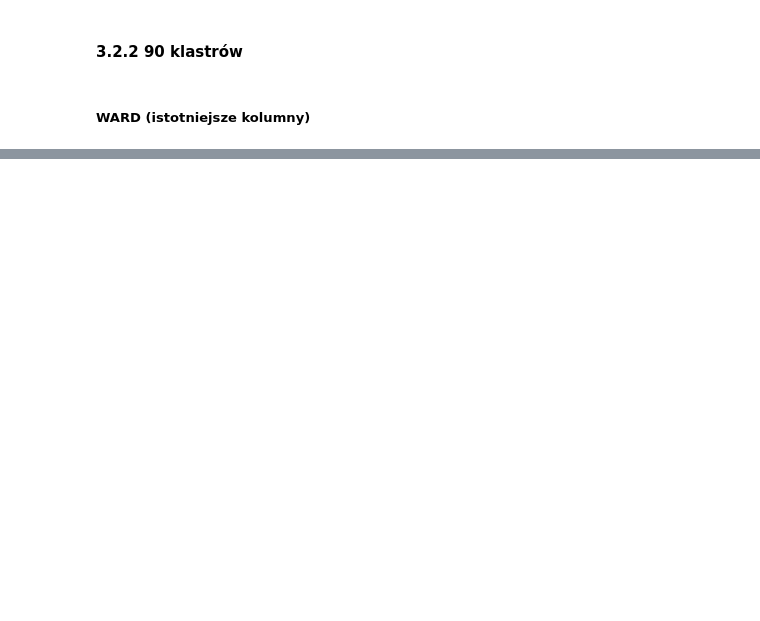
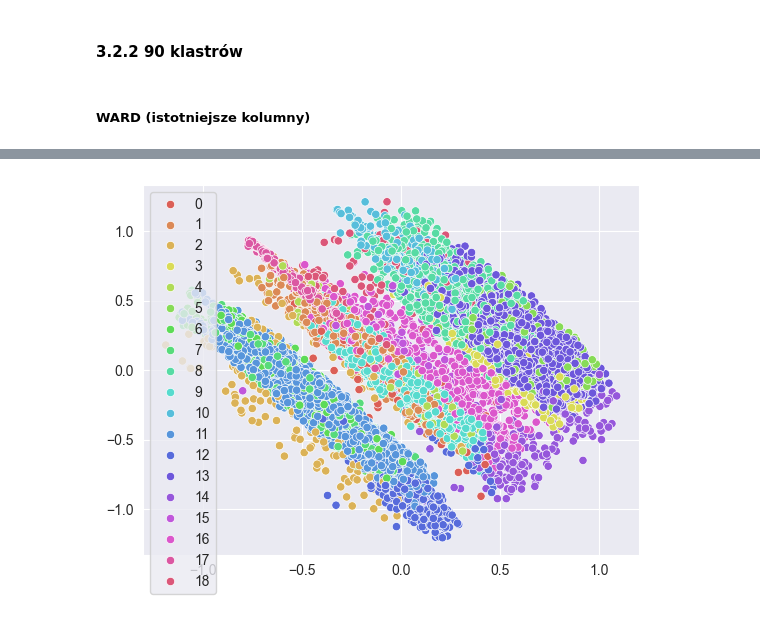
Before and after one commit to AristocratesJ/New-York-Airbnb-Clustering-Task, a Jupyter notebook: final_models/final_models.ipynb, the cells around one changed output, grey strips where cells are left out. Saved outputs shown, nothing was run; the diff lists cells and outputs as text; code cells hidden in the pictures; blank space fills up the shorter version.

```diff
--- a/final_models/final_models.ipynb
+++ b/final_models/final_models.ipynb
@@ -1095,0 +1259,9 @@ fig.show()
+# %%
+# 19 klastrów
+pca = PCA()
+result = pca.fit_transform(df_final)
+labels = gmm_19.fit_predict(df_final)
+sns.scatterplot(x = result[:, 0], y = result[:, 1], hue = labels, palette=sns.color_palette("hls", 19))
+plt.show()
+# %% [output]
+[figure, added]
```
Also changed, not shown: parts of 31 cells of this notebook.
